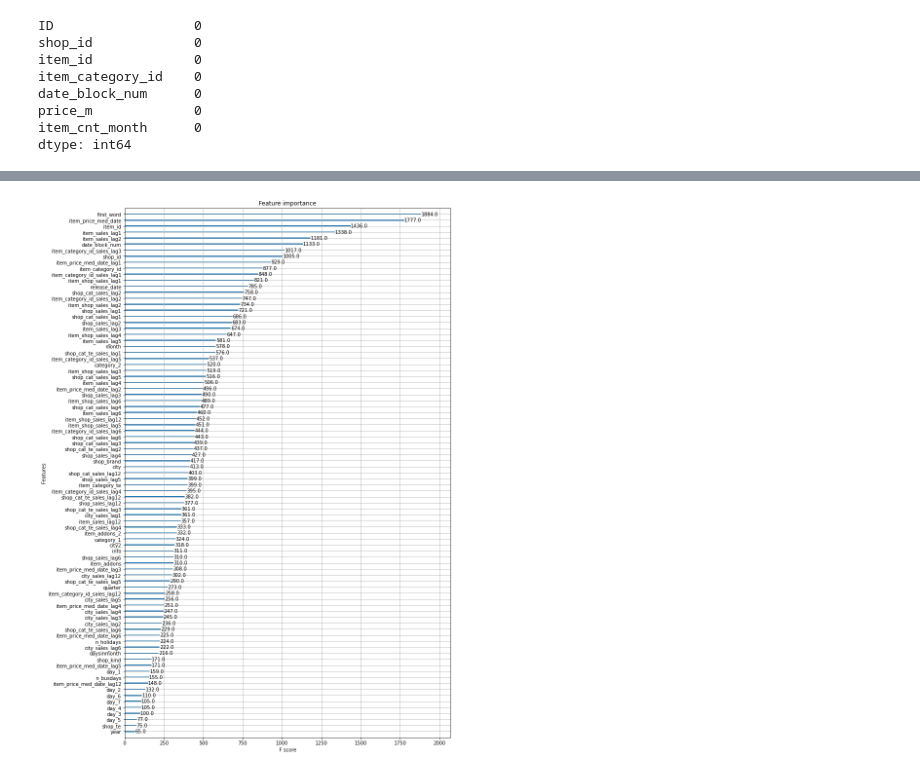
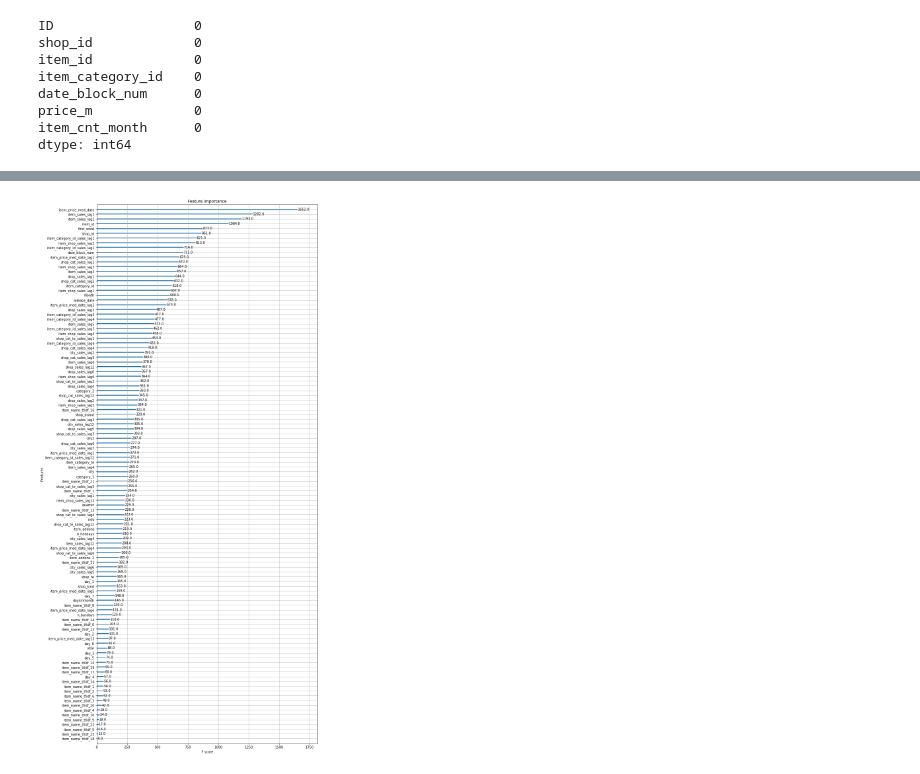
Before and after one commit to ShupeiLi/predict-future-sales, a Jupyter notebook: models.ipynb, the cells around one changed output, grey strips where cells are left out. Cells and saved outputs as stored; diff of their text form; code cells hidden in the pictures.

```diff
--- a/models.ipynb
+++ b/models.ipynb
@@ -533,13 +530,15 @@ items
 | 22169 | 22169 | 69 | 0 | 31 | 13 |
 22170 rows × 5 columns
 # %%
-# items_tfidf = pd.read_csv("./sales/items.csv")
-# feature_count = 25
-# tfidf = TfidfVectorizer(max_features=feature_count)
-# items_df_item_name_text_features = tfidf.fit_transform(items_tfidf['item_name']).toarray().tolist()
-# items_tfidf["item_names_tf_idf"] = items_df_item_name_text_features
-# items_tfidf.drop('item_name', axis = 1, inplace = True)
-# items_tfidf
+items_tfidf = pd.read_csv("./sales/items.csv")[['item_id', 'item_name']]
+feature_count = 25
+tfidf = TfidfVectorizer(max_features=feature_count)
+items_name_tfidf = pd.DataFrame(tfidf.fit_transform(items_tfidf['item_name']).toarray())
+for i in range(feature_count):
+    feature_name = 'item_name_tfidf_' + str(i)
+    items_tfidf[feature_name] = items_name_tfidf[items_name_tfidf.columns[i]]
+items_tfidf.drop('item_name', axis = 1, inplace = True)
+items_tfidf = items_tfidf.merge(items_tfidf, on = 'item_id', how = 'left')
 # %% [markdown]
 ## Structural Embeddings
 # %% [markdown]
@@ -726,14 +725,6 @@ test
 214200 rows × 27 columns
 # %% [markdown]
 ### Sales Lag
-# %%
-# train = pd.read_pickle("./data/train.pkl")
-# test = pd.read_pickle("./data/test.pkl")
-items = pd.read_pickle("./data/items.pkl")
-item_categories = pd.read_pickle("./data/item_categories.pkl")
-item_categories_tfidf = pd.read_pickle("./data/item_categories_tfidf.pkl")
-shops = pd.read_pickle("./data/shops.pkl")
-shops_tfidf = pd.read_pickle("./data/shops_tfidf.pkl")
 # %%
 # item sum
 for lag in [1, 2, 3, 4, 5, 6, 12]:
@@ -756,5 +747,5 @@ train = train.merge(shops, on='shop_id', how='left')
 test = test.merge(shops, on='shop_id', how='left')
 train = train.merge(shops_tfidf, on='shop_id', how='left')
 test = test.merge(shops_tfidf, on='shop_id', how='left')
-# train = train.merge(items_tfidf, on=['item_id', 'item_category_id'], how='left')
-# test = test.merge(items_tfidf, on=['item_id', 'item_category_id'], how='left')
+train = train.merge(items_tfidf, on='item_id', how='left')
+test = test.merge(items_tfidf, on='item_id', how='left')
@@ -764,6 +752,3 @@ test.to_pickle("./data/test.pkl")
-# %%
-train = pd.read_pickle("./data/train.pkl")
-test = pd.read_pickle("./data/test.pkl")
 # %%
 # item-shop mean
 for lag in [1, 2, 3, 4, 5, 6, 12]:
@@ -1117,12 +1221,12 @@ print(mean_squared_error(y_va, pred_va, squared=False))
 # %%
 def plot_features(booster, figsize):
     fig, ax = plt.subplots(1,1,figsize=figsize)
     return plot_importance(booster=booster, ax=ax)
 
-plot_features(model, (12, 20))
+plot_features(model, (12, 30))
 plt.show()
 # %% [output]
-[figure, old version]
+[figure, new version]
 # %%
 # XGBoost: Prediction
 model = xgb.XGBRegressor(n_estimators=5000,
```
Also changed, not shown: parts of 23 cells of this notebook, 5 other files.
